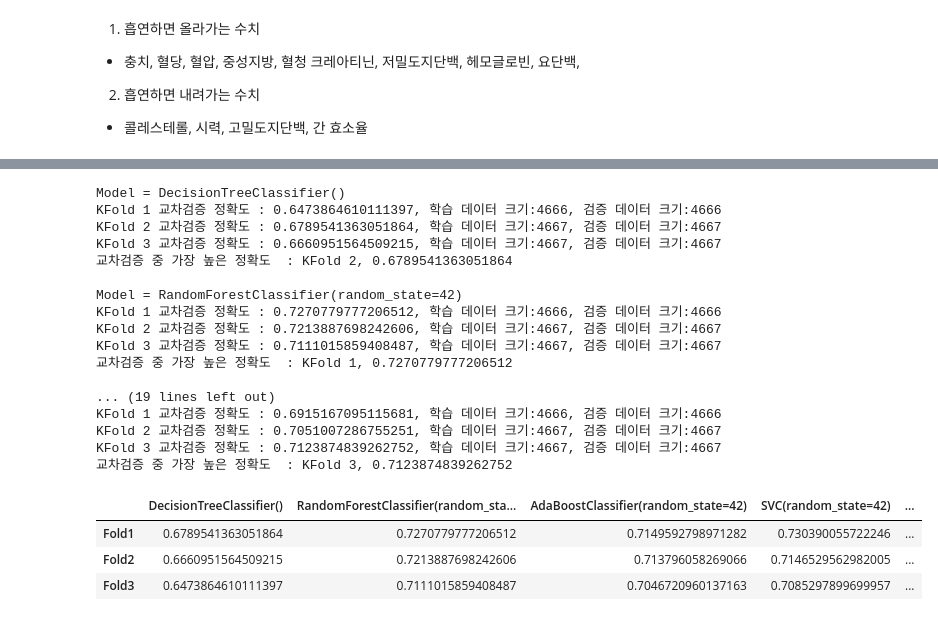
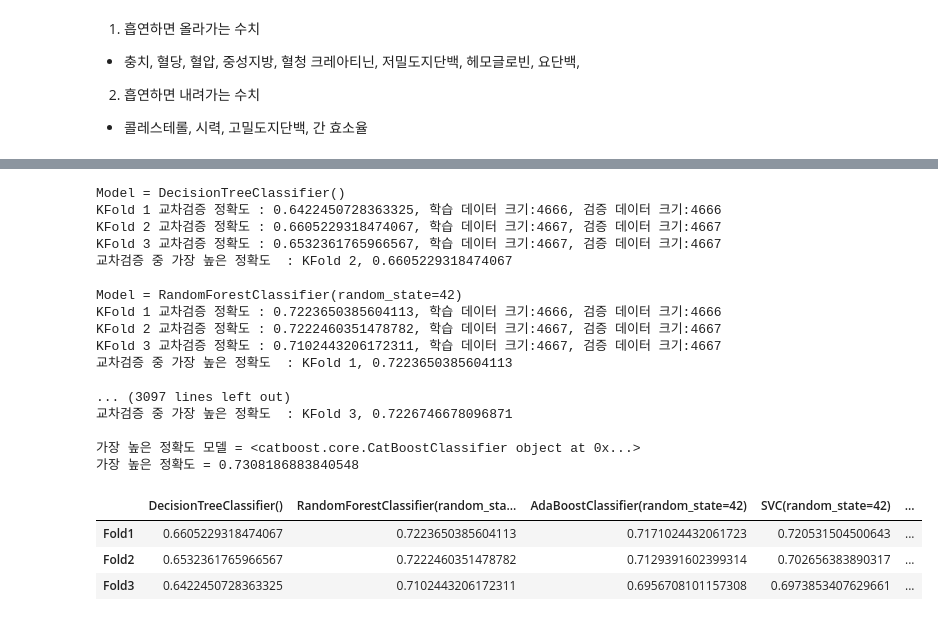
Before and after one commit to RHEEJEONGJIN/dacon-smoking, a Jupyter notebook: model.ipynb, the cells around one changed output, grey strips where cells are left out. Saved outputs shown, nothing was run; the diff lists cells and outputs as text; code cells hidden in the pictures.

Commit message:
update catboost results

```diff
--- a/model.ipynb
+++ b/model.ipynb
@@ -81,8 +84,8 @@ sns.heatmap(data = x_corr.corr(), annot=True, fmt = '.2f', linewidths=.5, cmap='
 # %%
-x_train = train.drop(['ID', 'label', '키(cm)'], axis = 1)
+x_train = train.drop(['ID', 'label', '키(cm)', '몸무게(kg)'], axis = 1)
 y_train = train['label']
 
-x_test = test.drop(['ID', '키(cm)'], axis = 1)
+x_test = test.drop(['ID', '키(cm)', '몸무게(kg)'], axis = 1)
 # %%
 x_train.head()
 # %% [output]
@@ -230,7 +230,7 @@ scaler = scaler.fit(x_train)
 x_train = scaler.transform(x_train)
 x_test = scaler.transform(x_test)
 # %%
-def run(x_train, x_test, model):
+def run(x_train, model):
     print(f'Model = {model}')
 
     kfold = KFold(n_splits=3, shuffle=True)
@@ -266,44 +266,50 @@ models = [
     SVC(random_state=42),
     SGDClassifier(random_state=42),
     LogisticRegression(random_state=42),
+    GradientBoostingClassifier(random_state=42),
+    XGBClassifier(),
+    XGBRFClassifier(),
+    CatBoostClassifier(random_state=42),
+    LGBMClassifier(),
 ]
 # %%
 results = defaultdict(list)
 max_acc = 0
 final_model = None
 
 for model in models:
-    model_kf_acc = run(x_train, x_test, model=model)
+    model_kf_acc = run(x_train, model=model)
     for i, result in enumerate(model_kf_acc):
         results[f'{str(result[2])}'].append(str(result[1]))
         if result[1] >= max_acc:
             max_acc = result[1]
             final_model = result[2]
 
+print(f"가장 높은 정확도 모델 = {final_model}\n가장 높은 정확도 = {max_acc}")
 create_submission(final_model, x_test)
 
 # 모든 Fold 별 결과 확인
 total_fold_df = pd.DataFrame(results, index=['Fold1', 'Fold2', 'Fold3'])
 total_fold_df
 # %% [output]
 Model = DecisionTreeClassifier()
-KFold 1 교차검증 정확도 : 0.6473864610111397, 학습 데이터 크기:4666, 검증 데이터 크기:4666
-KFold 2 교차검증 정확도 : 0.6789541363051864, 학습 데이터 크기:4667, 검증 데이터 크기:4667
-KFold 3 교차검증 정확도 : 0.6660951564509215, 학습 데이터 크기:4667, 검증 데이터 크기:4667
-교차검증 중 가장 높은 정확도  : KFold 2, 0.6789541363051864
+KFold 1 교차검증 정확도 : 0.6422450728363325, 학습 데이터 크기:4666, 검증 데이터 크기:4666
+KFold 2 교차검증 정확도 : 0.6605229318474067, 학습 데이터 크기:4667, 검증 데이터 크기:4667
+KFold 3 교차검증 정확도 : 0.6532361765966567, 학습 데이터 크기:4667, 검증 데이터 크기:4667
+교차검증 중 가장 높은 정확도  : KFold 2, 0.6605229318474067
 
 Model = RandomForestClassifier(random_state=42)
-KFold 1 교차검증 정확도 : 0.7270779777206512, 학습 데이터 크기:4666, 검증 데이터 크기:4666
-KFold 2 교차검증 정확도 : 0.7213887698242606, 학습 데이터 크기:4667, 검증 데이터 크기:4667
-KFold 3 교차검증 정확도 : 0.7111015859408487, 학습 데이터 크기:4667, 검증 데이터 크기:4667
-교차검증 중 가장 높은 정확도  : KFold 1, 0.7270779777206512
+KFold 1 교차검증 정확도 : 0.7223650385604113, 학습 데이터 크기:4666, 검증 데이터 크기:4666
+KFold 2 교차검증 정확도 : 0.7222460351478782, 학습 데이터 크기:4667, 검증 데이터 크기:4667
+KFold 3 교차검증 정확도 : 0.7102443206172311, 학습 데이터 크기:4667, 검증 데이터 크기:4667
+교차검증 중 가장 높은 정확도  : KFold 1, 0.7223650385604113
 
-... (19 lines left out)
-KFold 1 교차검증 정확도 : 0.6915167095115681, 학습 데이터 크기:4666, 검증 데이터 크기:4666
-KFold 2 교차검증 정확도 : 0.7051007286755251, 학습 데이터 크기:4667, 검증 데이터 크기:4667
-KFold 3 교차검증 정확도 : 0.7123874839262752, 학습 데이터 크기:4667, 검증 데이터 크기:4667
-교차검증 중 가장 높은 정확도  : KFold 3, 0.7123874839262752
+... (3097 lines left out)
+교차검증 중 가장 높은 정확도  : KFold 3, 0.7226746678096871
+
+가장 높은 정확도 모델 = <catboost.core.CatBoostClassifier object at 0x...>
+가장 높은 정확도 = 0.7308186883840548
 |  | DecisionTreeClassifier() | RandomForestClassifier(random_sta... | AdaBoostClassifier(random_state=42) | SVC(random_state=42) | ... |
-| Fold1 | 0.6789541363051864 | 0.7270779777206512 | 0.7149592798971282 | 0.730390055722246 | ... |
-| Fold2 | 0.6660951564509215 | 0.7213887698242606 | 0.713796058269066 | 0.7146529562982005 | ... |
-| Fold3 | 0.6473864610111397 | 0.7111015859408487 | 0.7046720960137163 | 0.7085297899699957 | ... |
+| Fold1 | 0.6605229318474067 | 0.7223650385604113 | 0.7171024432061723 | 0.720531504500643 | ... |
+| Fold2 | 0.6532361765966567 | 0.7222460351478782 | 0.7129391602399314 | 0.702656383890317 | ... |
+| Fold3 | 0.6422450728363325 | 0.7102443206172311 | 0.6956708101157308 | 0.6973853407629661 | ... |
```
Also changed, not shown: parts of 12 cells of this notebook, 5 other files.
